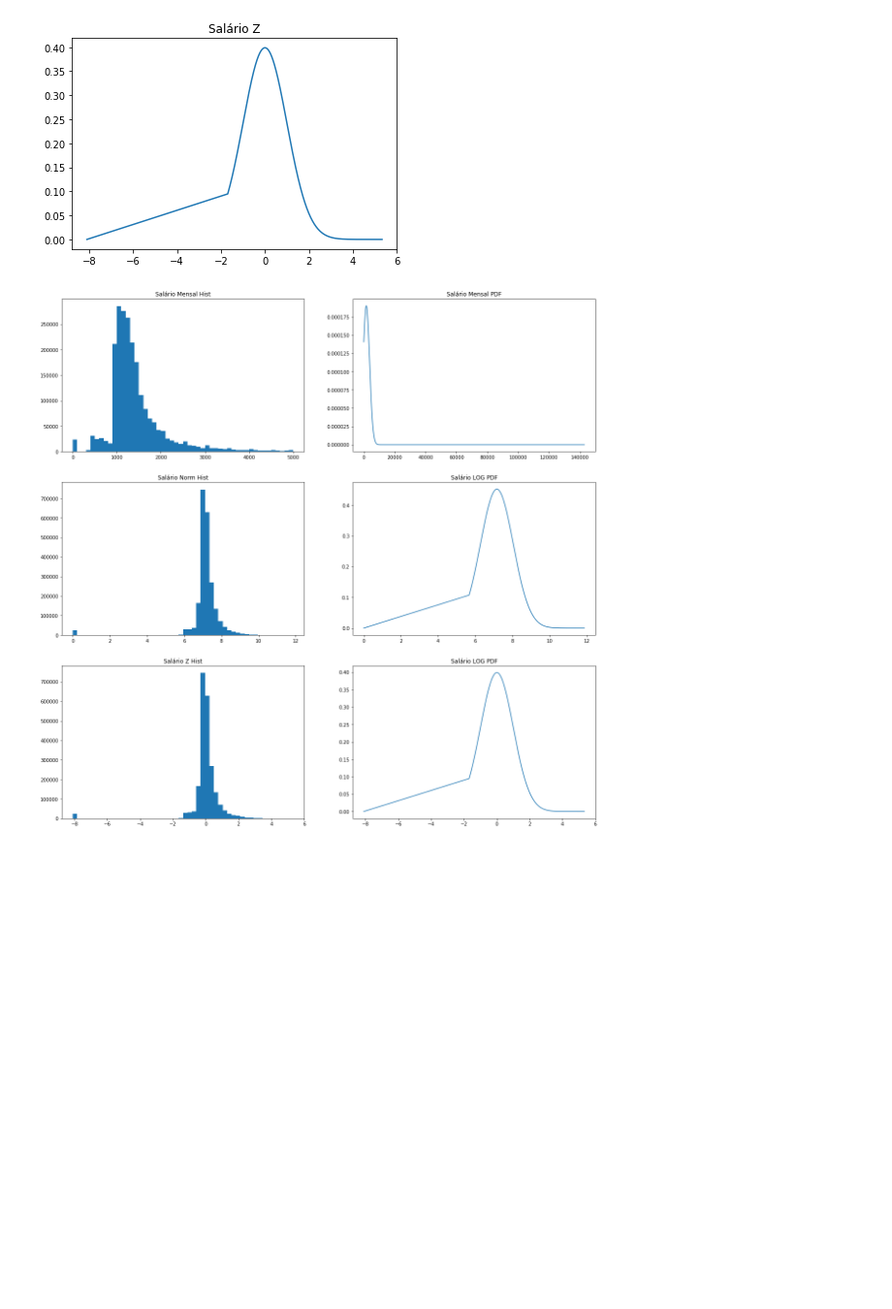
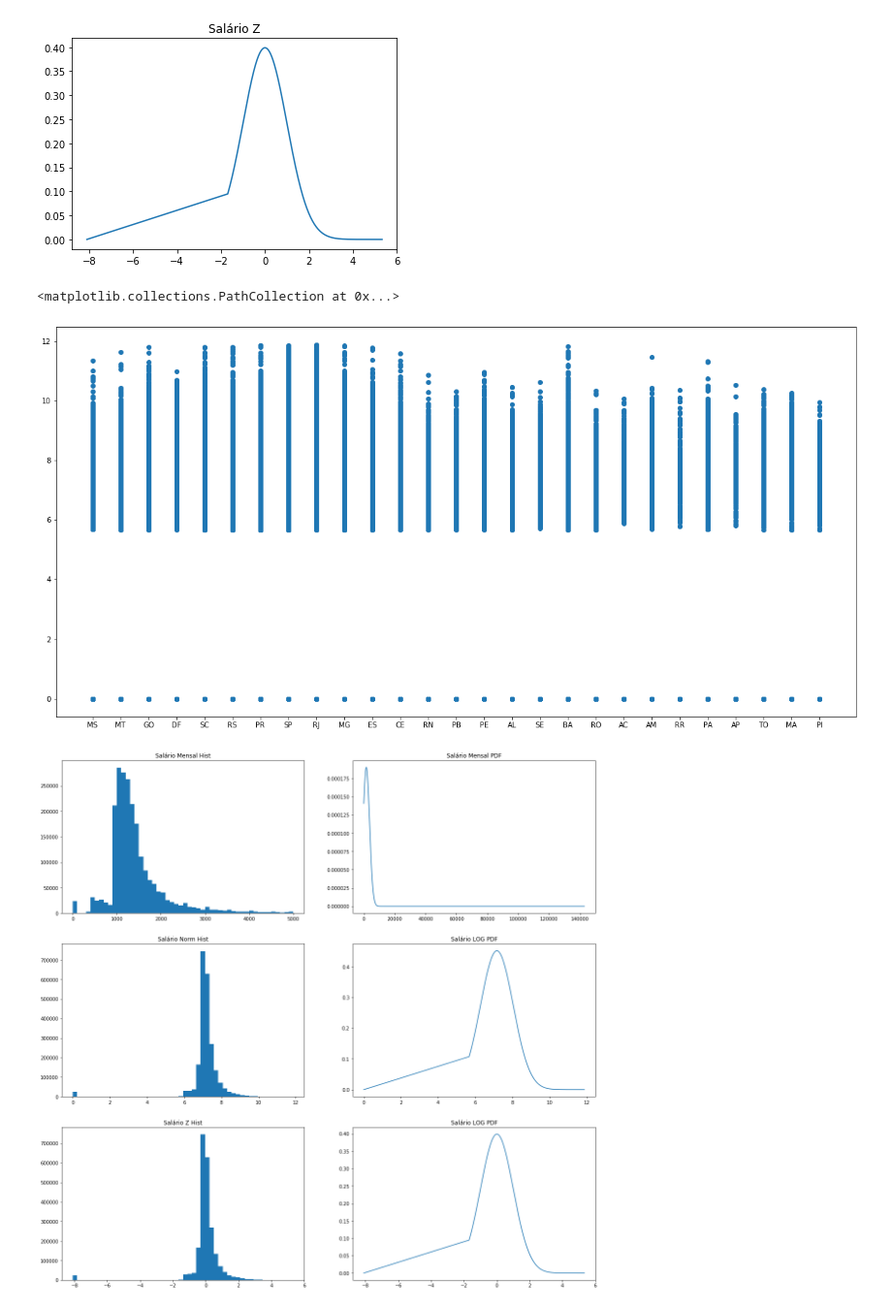
Before and after one commit to thiagodegan/Desafio01, a Jupyter notebook: Desafio_Thiago.ipynb, the cells around one changed output. Shown at 97% size. Drawn from its saved outputs; the diff is of its cells as text; code cells hidden in the pictures; blank space fills up the shorter version.

Commit message:
Inclusao da Sigla dos estados.

```diff
--- a/Desafio_Thiago.ipynb
+++ b/Desafio_Thiago.ipynb
@@ -132,0 +153,7 @@ data.describe()
+# %%
+#TEMOS UM PROBLEMA, OS ESTADOS ESTÃO EM CÓDIGO
+#VOU CONVERTER PARA UF UTILIZANDO A BASE DE CÓDIGOS: https://www.oobj.com.br/bc/article/quais-os-c%C3%B3digos-de-cada-uf-no-brasil-465.html
+#IMPORTA O ARQUIVO COM AS SIGLAS DOS ESTADOS
+siglas = pd.read_csv('Fonte IBGE/siglas.csv', encoding = 'UTF-8', delimiter = ';')
+data = pd.merge(data, siglas, on ='uf', how='outer')
+data.head()
@@ -219,6 +259,13 @@ ax.set_title("Salário Z")
 plt.show()
 # %% [output]
 [figure]
+# %%
+# plota a disperção do salario x UF
+plt.figure(figsize=(20,10))
+plt.scatter(x=data.sigla, y=data.salario_log)
+# %% [output]
+<matplotlib.collections.PathCollection at 0x...>
+[figure, added]
 # %%
 #PLOTA TODOS OS GRAFICOS :D
 fig, ax = plt.subplots(3, 2,figsize=(20,20)) #cria a matriz de plotagem com 6 graficos
```
Also changed, not shown: parts of 4 cells of this notebook, 1 other file.
